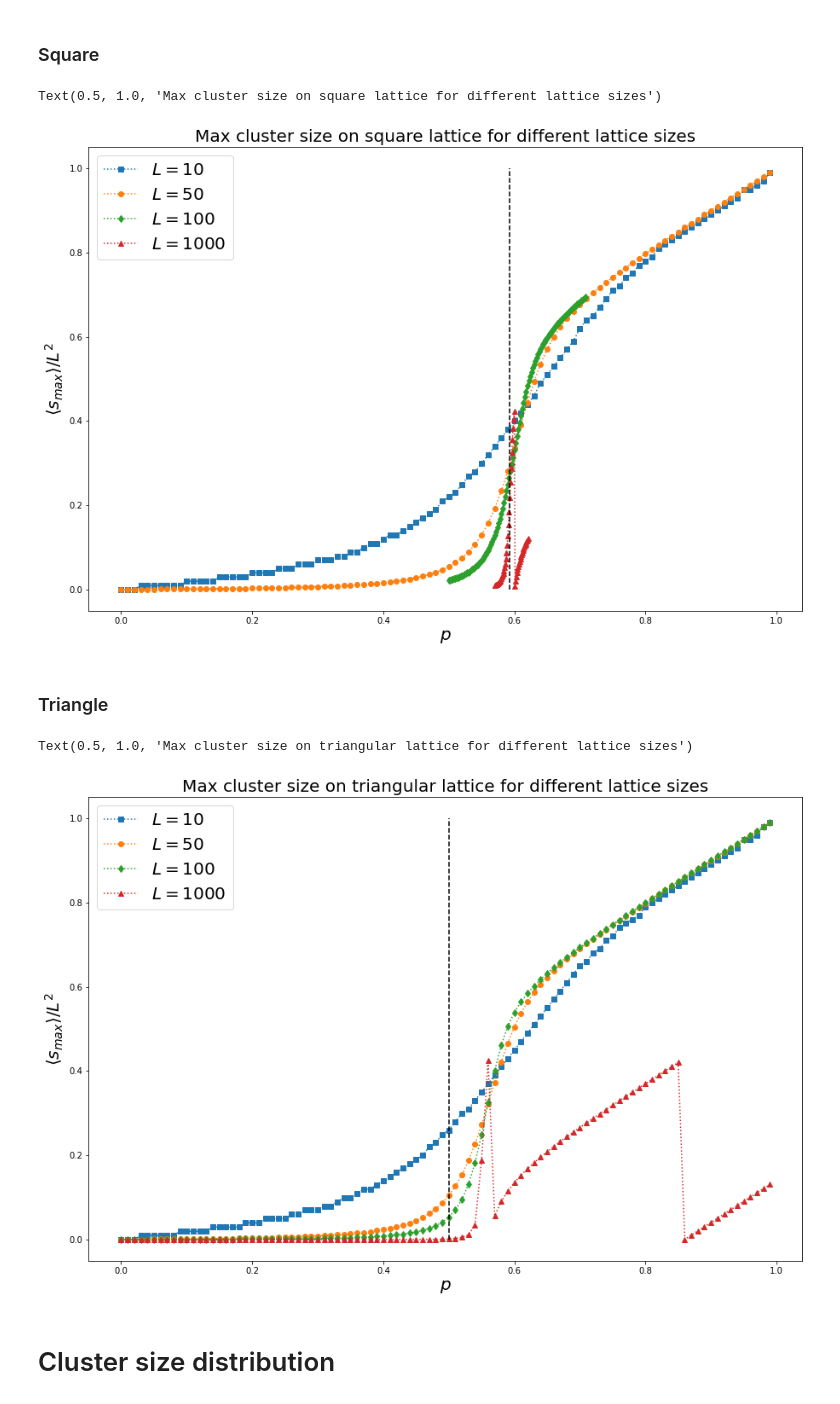
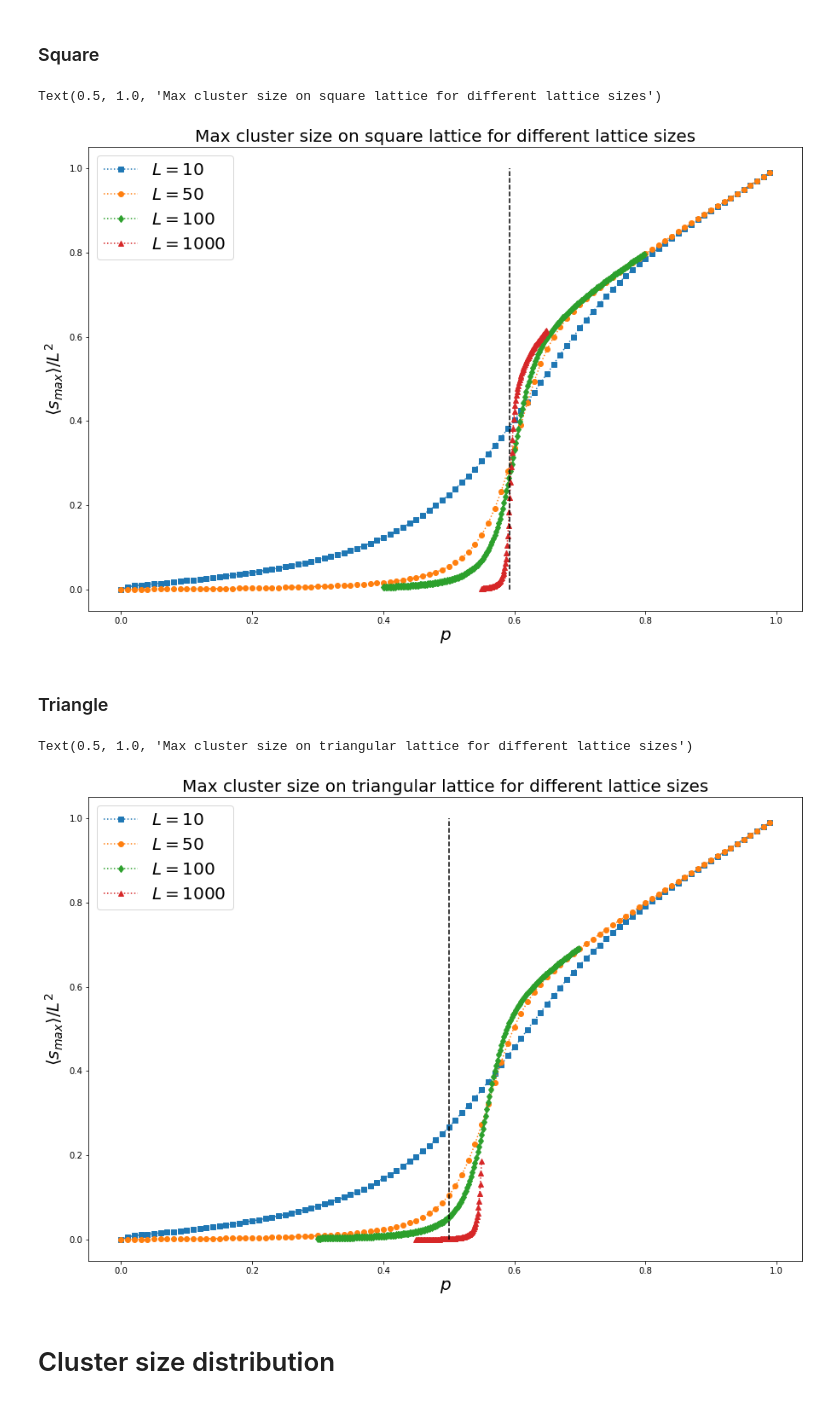
Before and after one commit to JakubPawlowskii/complex_systems, a Jupyter notebook: list1/percolation.ipynb, the cells around one changed output. Cells and saved outputs as stored; diff of their text form; code cells hidden in the pictures.

Commit message:
Testing different version of HK algorithm for triangular lattice

```diff
--- a/list1/percolation.ipynb
+++ b/list1/percolation.ipynb
@@ -62,7 +62,9 @@ Text(0.5, 1.0, 'Probability of flow on triangular lattice for different lattice
 # Maximal cluster size
 # %%
 res_path = 'percolation_res/max_cluster/'
-filename = lambda lattice, L, mcs : res_path + 'max_cluster_size_' + lattice + '_L' + str(L) + '_mcs' + str(mcs) + '.dat'
+filename_square = lambda lattice, L, mcs : res_path + 'max_cluster_size_' + lattice + '_L' + str(L) + '_mcs' + str(mcs) + '.dat'
+filename_triangle3 = lambda lattice, L, mcs : res_path + '3_max_cluster_size_' + lattice + '_L' + str(L) + '_mcs' + str(mcs) + '.dat'
+filename_triangle2 = lambda lattice, L, mcs : res_path + '2_max_cluster_size_' + lattice + '_L' + str(L) + '_mcs' + str(mcs) + '.dat'
 # %% [markdown]
 ### Square
 # %%
@@ -77,7 +79,7 @@ for L in LL:
         mcs = 10000
     else:
         mcs = 100000
-    data = np.loadtxt(filename('square', L, mcs))
+    data = np.loadtxt(filename_square('square', L, mcs))
     p = data[:,0]
     max_cluster = data[:,1]/int(L)**2
     plt.plot(p, max_cluster, label='$L = $' + L, linestyle=':', marker=markers.pop(0))
@@ -89,33 +91,38 @@ plt.ylabel(r"$\langle s_{max} \rangle/L^2$", fontsize=20)
 plt.title("Max cluster size on square lattice for different lattice sizes", fontsize=20)
 # %% [output]
 Text(0.5, 1.0, 'Max cluster size on square lattice for different lattice sizes')
-[figure, old version]
+[figure, new version]
 # %% [markdown]
 ### Triangle
 # %%
 LL = ["10","50","100","1000"]
+# LL = ["10","50","100","1000"]
 
 markers = ["s","o","d","^"]
 fig = plt.figure(figsize=(15,10))
 
 for L in LL:
     mcs = 0
     if L == "1000":
         mcs = 10000
     else:
         mcs = 100000
-    data = np.loadtxt(filename('triangle', L, mcs))
+    data = []
+    if L == "10":
+        data = np.loadtxt(filename_triangle3('triangle', L, mcs))
+    else:
+        data = np.loadtxt(filename_triangle3('triangle', L, mcs))
     p = data[:,0]
     max_cluster = data[:,1]/int(L)**2
     plt.plot(p, max_cluster, label='$L = $' + L, linestyle=':', marker=markers.pop(0))
 plt.vlines(0.5, ymin=0,ymax=1, color='k', linestyle='--')
 plt.legend(fontsize=20)
 plt.xlabel('$p$', fontsize=20)
 plt.ylabel(r"$\langle s_{max} \rangle/L^2$", fontsize=20)
 plt.title("Max cluster size on triangular lattice for different lattice sizes", fontsize=20)
 # %% [output]
 Text(0.5, 1.0, 'Max cluster size on triangular lattice for different lattice sizes')
-[figure, old version]
+[figure, new version]
 # %% [markdown]
 # Cluster size distribution
 # %%
```
Also changed, not shown: parts of 3 cells of this notebook, 1 other file.
